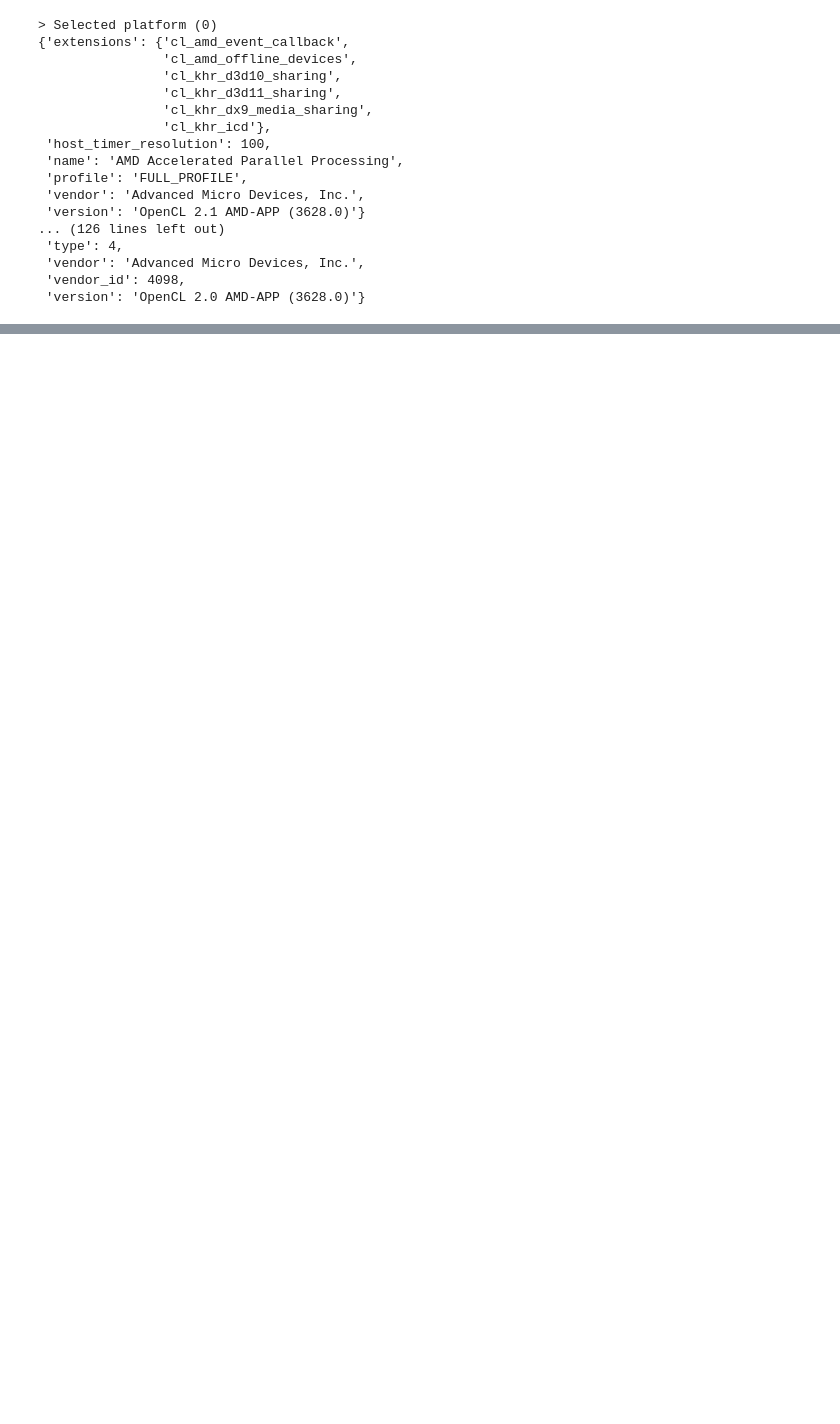
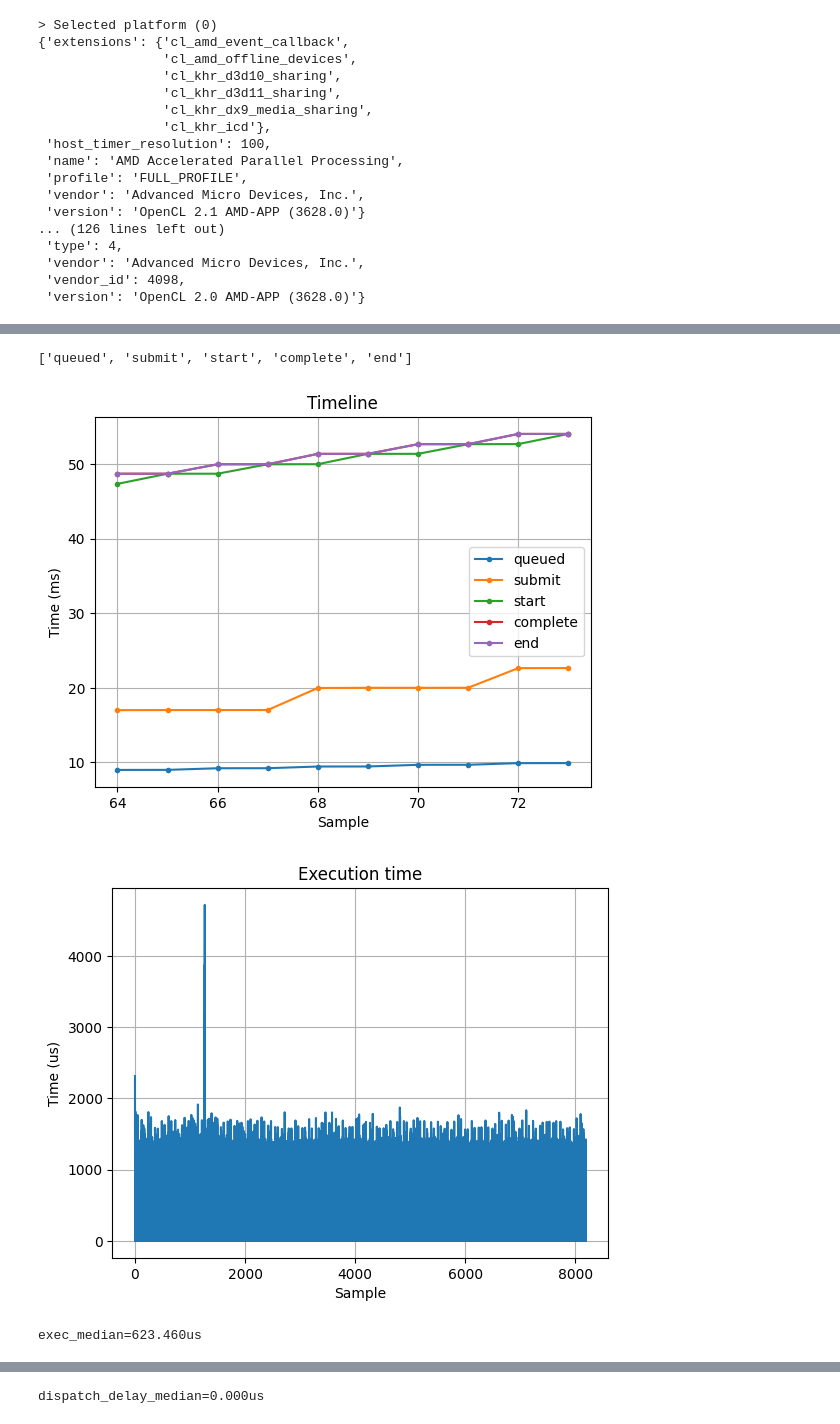
Before and after one commit to williamyang98/gpu_compute_experiments, a Jupyter notebook: pyopencl/yee_grid_3d.ipynb, the cells around one changed output, grey strips where cells are left out. Drawn from its saved outputs; the diff is of its cells as text; code cells hidden in the pictures; blank space fills up the shorter version.

```diff
--- a/pyopencl/yee_grid_3d.ipynb
+++ b/pyopencl/yee_grid_3d.ipynb
@@ -541,7 +652,7 @@ def get_profiling_info(ev):
 
 ns_per_tick = device_info["profiling_timer_resolution"]
 
-profile_info = [get_profiling_info(ev) for ev in kernel_events]
+profile_info = [get_profiling_info(ev) for _, ev in kernel_events]
 event_types = list(profile_info[0].items())
 event_types = sorted(event_types, key=lambda x: x[1])
 event_types = [k for k,v in event_types]
@@ -562,37 +673,42 @@ for j, key in enumerate(event_types):
 Y -= np.min(Y)
 
 plt.figure()
-# i = slice(64, 64+10)
-i = slice(0, N)
+i = slice(64, 64+10)
+# i = slice(0, N)
 for j, key in enumerate(event_types):
     # if j <= 1: continue
     plt.plot(X[i], Y[j,i] * 1e-6, label=key, marker=".")
 plt.grid(True)
 plt.legend()
 plt.xlabel("Sample")
 plt.ylabel("Time (ms)")
 plt.title("Timeline")
 plt.show()
 
 exec_ns = Y[3] - Y[2]
 plt.figure()
 plt.plot(exec_ns*1e-3)
 plt.grid()
 plt.xlabel("Sample")
 plt.ylabel(f"Time (us)")
 plt.title("Execution time")
 plt.show()
 
 print(f"exec_median={np.median(exec_ns)*1e-3:.3f}us")
 
 delay_dispatch_ns = Y[2,1:] - Y[3,:-1]
 plt.figure()
 plt.plot(delay_dispatch_ns*1e-3)
 plt.grid()
 plt.xlabel("Sample")
 plt.ylabel(f"Time (us)")
 plt.title("Dispatch delay")
 plt.show()
 
 # print(f"dispatch_delay_median={np.median(delay_dispatch_ns)*1e-3:.3f}us")
 print(f"dispatch_delay_median={np.median(delay_dispatch_ns)*1e-3:.3f}us")
+# %% [output]
+['queued', 'submit', 'start', 'complete', 'end']
+[figure, added]
+[figure, added]
+exec_median=623.460us
@@ -598,0 +716 @@ print(f"dispatch_delay_median={np.median(delay_dispatch_ns)*1e-3:.3f}us")
+dispatch_delay_median=0.000us
```
Also changed, not shown: parts of 9 cells of this notebook.
